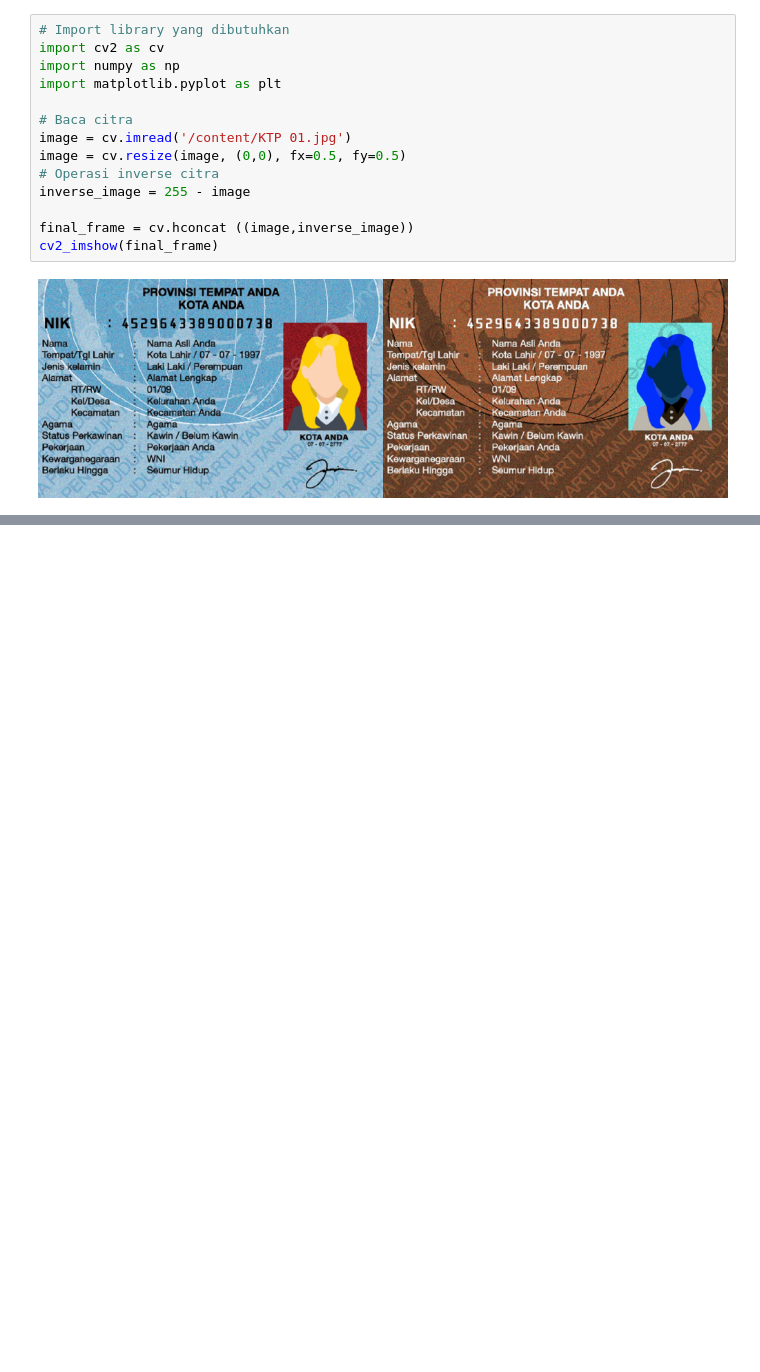
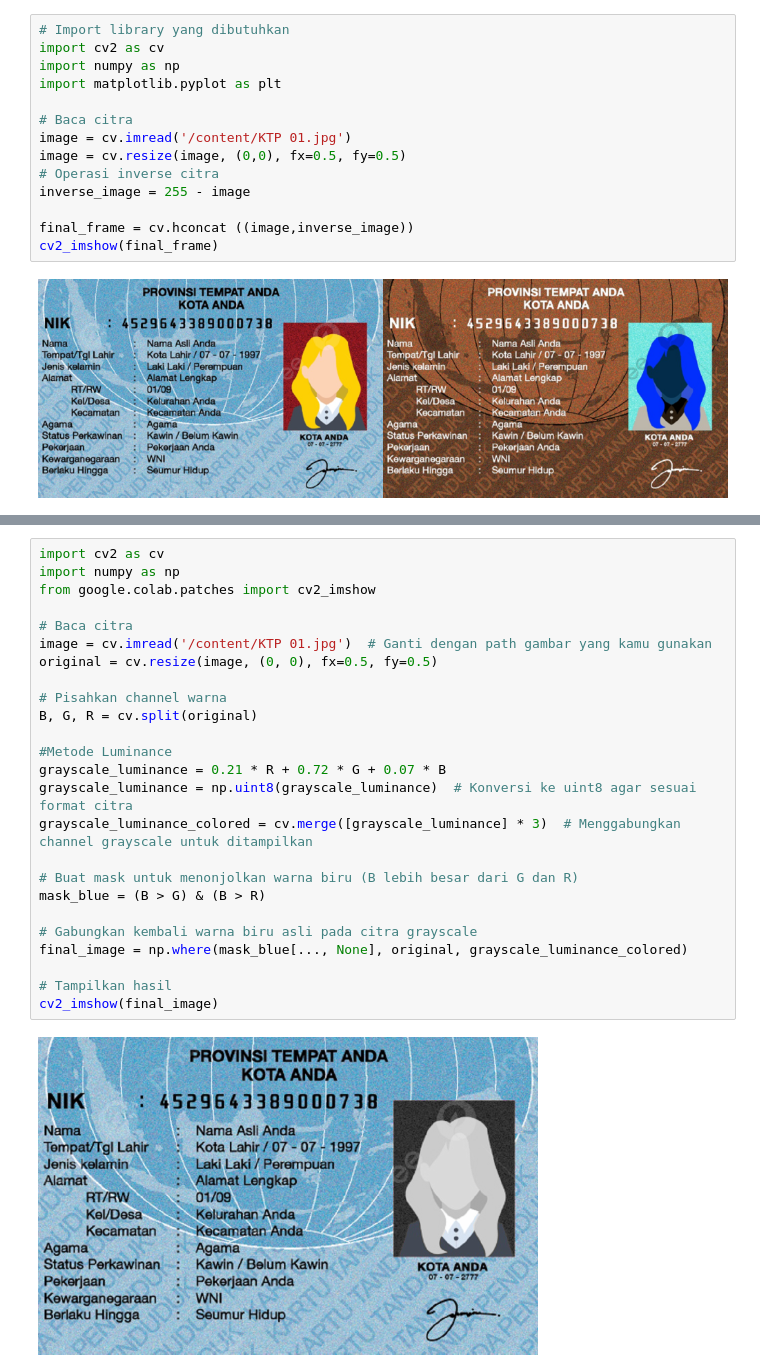
Before and after one commit to AuliaVirza101/PCVK, a Jupyter notebook: week3.ipynb, the cells around one changed output, grey strips where cells are left out. Drawn from its saved outputs; the diff is of its cells as text; blank space fills up the shorter version.

```diff
--- a/week3.ipynb
+++ b/week3.ipynb
@@ -98,0 +190,27 @@ Masukkan nilai kontras: 2
+# %%
+import cv2 as cv
+import numpy as np
+from google.colab.patches import cv2_imshow
+
+# Baca citra
+image = cv.imread('/content/KTP 01.jpg')  # Ganti dengan path gambar yang kamu gunakan
+original = cv.resize(image, (0, 0), fx=0.5, fy=0.5)
+
+# Pisahkan channel warna
+B, G, R = cv.split(original)
+
+#Metode Luminance
+grayscale_luminance = 0.21 * R + 0.72 * G + 0.07 * B
+grayscale_luminance = np.uint8(grayscale_luminance)  # Konversi ke uint8 agar sesuai format citra
+grayscale_luminance_colored = cv.merge([grayscale_luminance] * 3)  # Menggabungkan channel grayscale untuk ditampilkan
+
+# Buat mask untuk menonjolkan warna biru (B lebih besar dari G dan R)
+mask_blue = (B > G) & (B > R)
+
+# Gabungkan kembali warna biru asli pada citra grayscale
+final_image = np.where(mask_blue[..., None], original, grayscale_luminance_colored)
+
+# Tampilkan hasil
+cv2_imshow(final_image)
+# %% [output]
+[figure, added]
```
Also changed, not shown: parts of 6 cells of this notebook.
